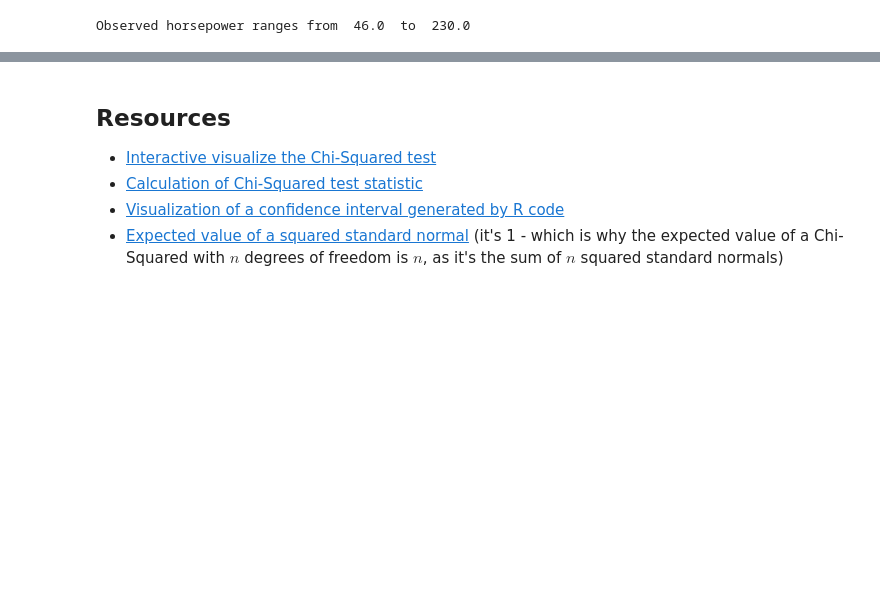
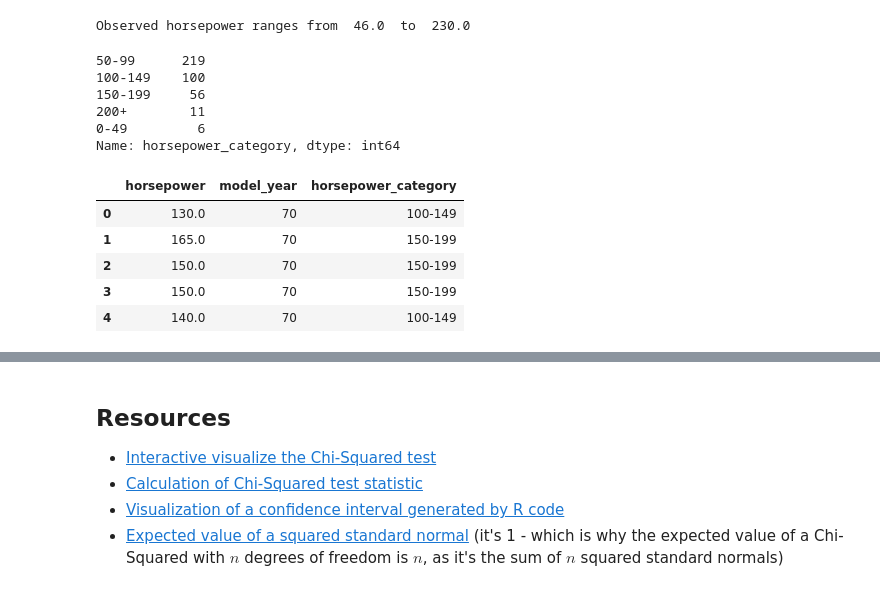
Before and after one commit to AdrianduPlessis/DS-Unit-1-Sprint-3-Statistical-Tests-and-Experiments, a Jupyter notebook: New_LS_DS6_132_Sampling_Confidence_Intervals_and_Hypothesis_Testing.ipynb, the cells around one changed output, grey strips where cells are left out. Saved outputs shown, nothing was run; the diff lists cells and outputs as text; code cells hidden in the pictures; blank space fills up the shorter version.

```diff
--- a/New_LS_DS6_132_Sampling_Confidence_Intervals_and_Hypothesis_Testing.ipynb
+++ b/New_LS_DS6_132_Sampling_Confidence_Intervals_and_Hypothesis_Testing.ipynb
@@ -471,5 +465,12 @@ Observed horsepower ranges from  46.0  to  230.0
 #create bined features (categoricals)
 cut_points = [0, 49, 99, 149, 199, 9000]
 label_names = ['0-49','50-99','100-149','150-199','200+']
-df['hours_per_week_categories'] = pd.cut(df['hours-per-week'], cut_points, labels=label_names)
-df.hours_per_week_categories.value_counts()
+mpg_df['horsepower_category'] = pd.cut(mpg_df['horsepower'], cut_points, labels=label_names)
+mpg_df.horsepower_category.value_counts()
+# %% [output]
+50-99      219
+100-149    100
+150-199     56
+200+        11
+0-49         6
+Name: horsepower_category, dtype: int64
@@ -477,0 +477,9 @@ df.hours_per_week_categories.value_counts()
+# %%
+mpg_df.head()
+# %% [output]
+|  | horsepower | model_year | horsepower_category |
+| 0 | 130.0 | 70 | 100-149 |
+| 1 | 165.0 | 70 | 150-199 |
+| 2 | 150.0 | 70 | 150-199 |
+| 3 | 150.0 | 70 | 150-199 |
+| 4 | 140.0 | 70 | 100-149 |
```
Also changed, not shown: parts of 18 cells of this notebook.
